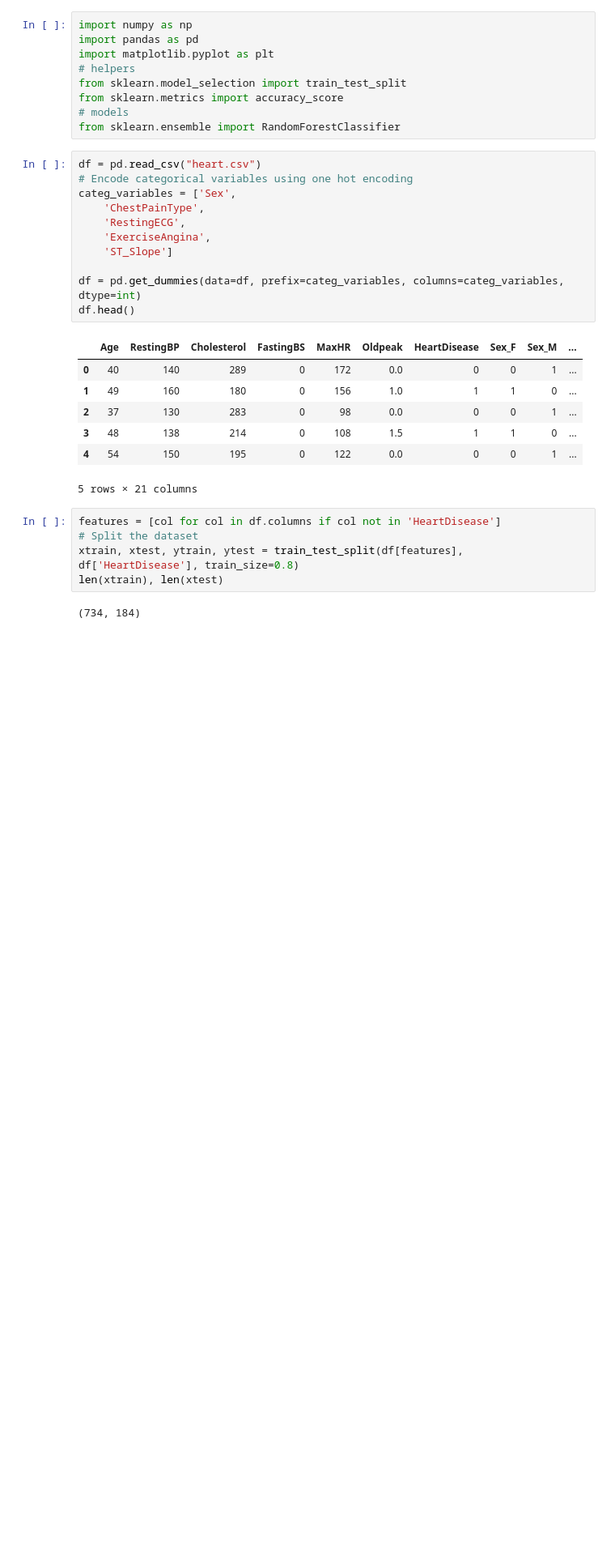
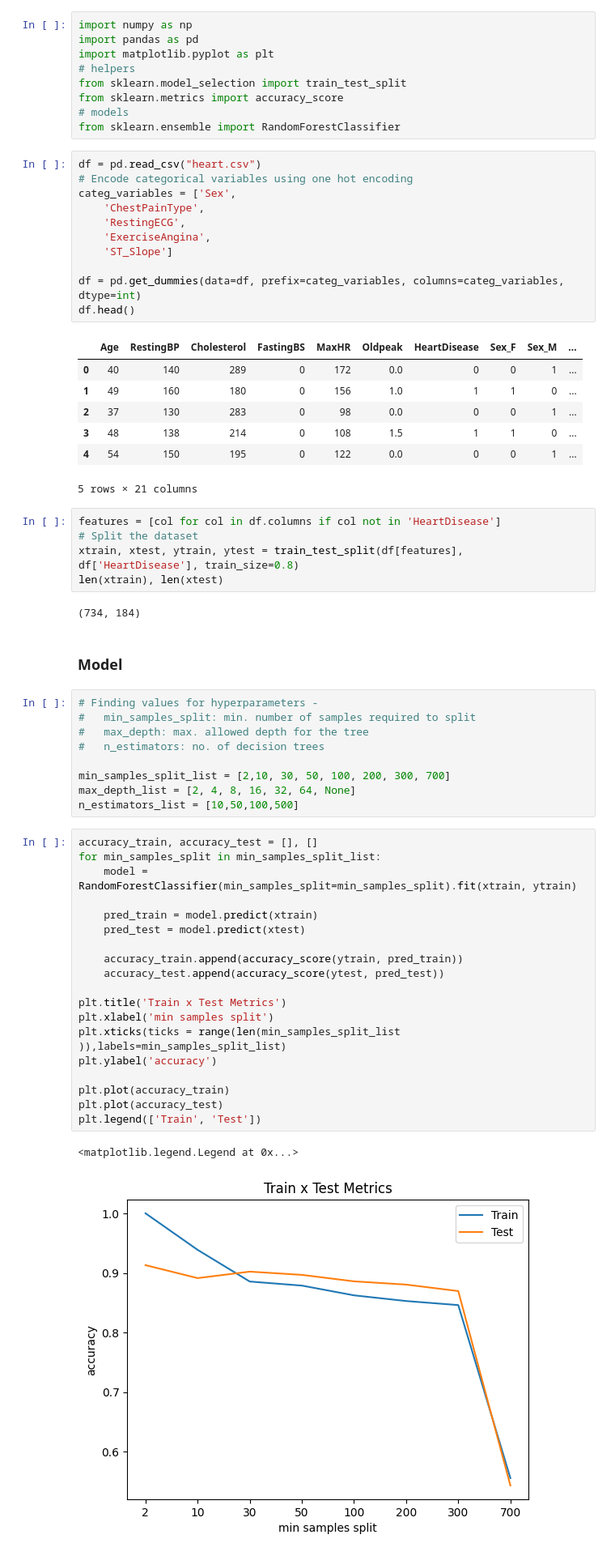
Before and after one commit to GoldenDelphi/Heart-Failure-Prediction-Using-Ensembles, a Jupyter notebook: random_forest.ipynb, the cells around one changed output. Shown at 81% size. Cells and saved outputs as stored; diff of their text form; blank space fills up the shorter version.

Commit message:
Created a random forest model.

```diff
--- a/random_forest.ipynb
+++ b/random_forest.ipynb
@@ -33,3 +33,36 @@ xtrain, xtest, ytrain, ytest = train_test_split(df[features], df['HeartDisease']
 len(xtrain), len(xtest)
 # %% [output]
 (734, 184)
+# %% [markdown]
+### Model
+# %%
+# Finding values for hyperparameters -
+#   min_samples_split: min. number of samples required to split
+#   max_depth: max. allowed depth for the tree
+#   n_estimators: no. of decision trees
+
+min_samples_split_list = [2,10, 30, 50, 100, 200, 300, 700]
+max_depth_list = [2, 4, 8, 16, 32, 64, None]
+n_estimators_list = [10,50,100,500]
+# %%
+accuracy_train, accuracy_test = [], []
+for min_samples_split in min_samples_split_list:
+    model = RandomForestClassifier(min_samples_split=min_samples_split).fit(xtrain, ytrain)
+
+    pred_train = model.predict(xtrain)
+    pred_test = model.predict(xtest)
+
+    accuracy_train.append(accuracy_score(ytrain, pred_train))
+    accuracy_test.append(accuracy_score(ytest, pred_test))
+
+plt.title('Train x Test Metrics')
+plt.xlabel('min samples split')
+plt.xticks(ticks = range(len(min_samples_split_list )),labels=min_samples_split_list)
+plt.ylabel('accuracy')
+
+plt.plot(accuracy_train)
+plt.plot(accuracy_test)
+plt.legend(['Train', 'Test'])
+# %% [output]
+<matplotlib.legend.Legend at 0x...>
+[figure, added]
```
Also changed, not shown: parts of 4 cells of this notebook.
